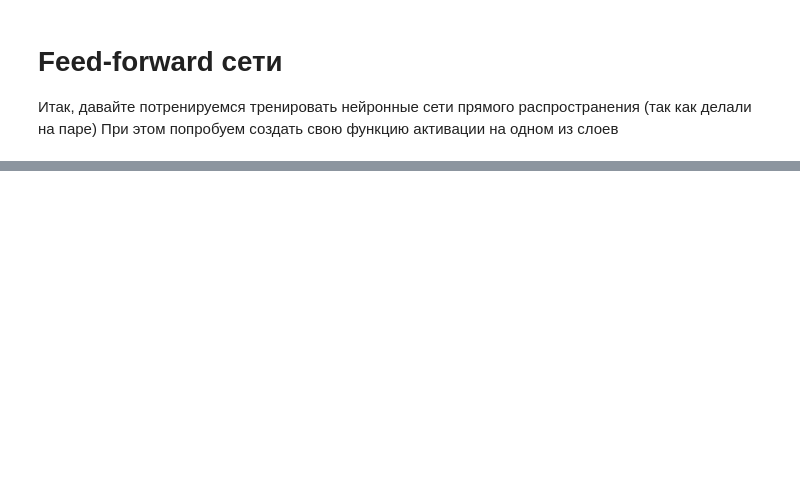
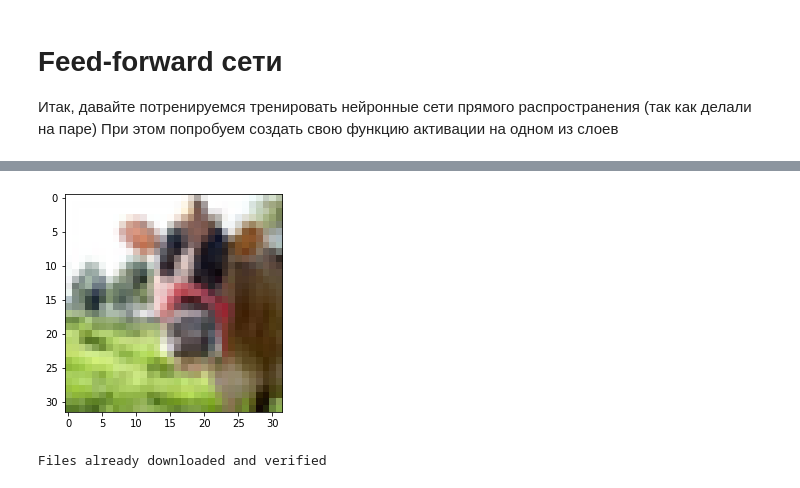
Before and after one commit to Nick-FF/PyTorch, a Jupyter notebook: HW_02.ipynb, the cells around one changed output, grey strips where cells are left out. Drawn from its saved outputs; the diff is of its cells as text; code cells hidden in the pictures; blank space fills up the shorter version.

```diff
--- a/HW_02.ipynb
+++ b/HW_02.ipynb
@@ -12,0 +20,10 @@
+# %%
+train_dataset = torchvision.datasets.CIFAR100(root='data/',
+                                             train=True,
+                                             transform=transforms.ToTensor(),
+                                             download=True)
+
+
+image, label = train_dataset[0]
+print(image.size())
+print(label)
@@ -12,0 +37,15 @@
+# %%
+image.permute(1, 2, 0).shape
+plt.imshow(image.permute(1, 2, 0).numpy());
+# %% [output]
+[figure, added]
+# %%
+train_loader = torch.utils.data.DataLoader(dataset=train_dataset,
+                                           batch_size=64,
+                                           shuffle=True)
+test_dataset = torchvision.datasets.CIFAR100(root='./data', train=False,
+                                            download=True, transform=transforms.ToTensor())
+test_loader = torch.utils.data.DataLoader(test_dataset, batch_size=8,
+                                          shuffle=False)
+# %% [output]
+Files already downloaded and verified
```
Also changed, not shown: parts of 10 cells of this notebook.
